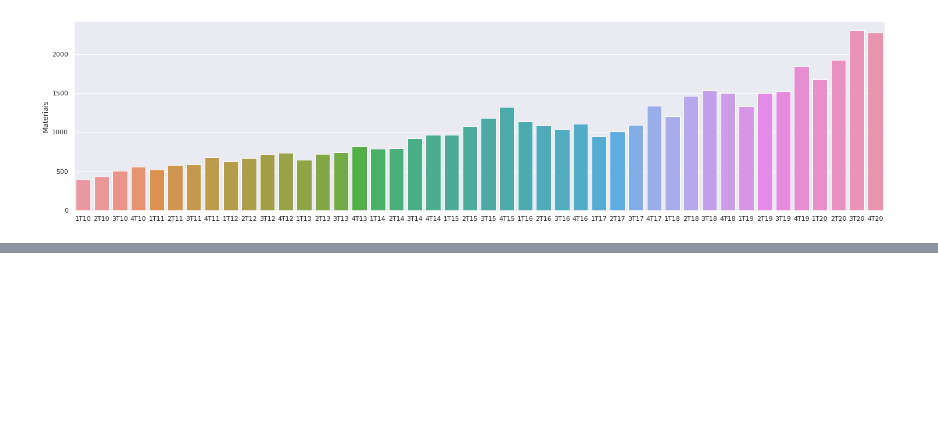
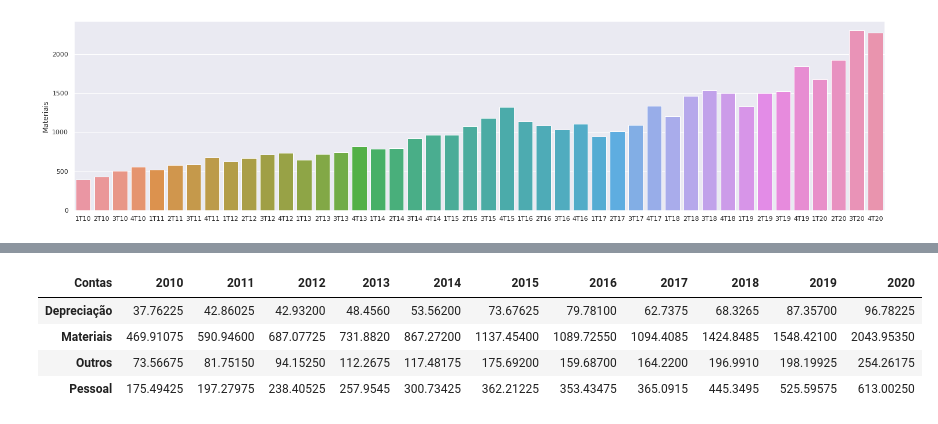
Before and after one commit to Adnunes/AnaliseBalancos, a Jupyter notebook: analise_weg.ipynb, the cells around one changed output, grey strips where cells are left out. Saved outputs shown, nothing was run; the diff lists cells and outputs as text; code cells hidden in the pictures; blank space fills up the shorter version.

```diff
--- a/analise_weg.ipynb
+++ b/analise_weg.ipynb
@@ -146,0 +165,8 @@ df_custos.head()
+# %%
+dicionario_index = {}
+for i in range(len(lista_das_colunas)):
+  dicionario_index[lista_das_colunas[i]]= nova_data[i]
+# %%
+df_custos.rename(index=dicionario_index, inplace=True)
+df_custos.index = pd.to_datetime(df_custos.index).strftime("%Y")
+df_custos.head()
@@ -146,0 +180,3 @@ df_custos.head()
+# %%
+df_custos.rename_axis('Contas', inplace=True)
+df_custos.head()
@@ -146,0 +191,3 @@ df_custos.head()
+# %%
+table = pd.pivot_table(df_custos, values=[df_custos.columns[0],	df_custos.columns[1],	df_custos.columns[2],df_custos.columns[3]	], index=df_custos.index)
+table.head()
@@ -146,0 +202,9 @@ df_custos.head()
+# %%
+table = table.abs().T
+table.head()
+# %% [output]
+| Contas | 2010 | 2011 | 2012 | 2013 | 2014 | 2015 | 2016 | 2017 | 2018 | 2019 | 2020 |
+| Depreciação | 37.76225 | 42.86025 | 42.93200 | 48.4560 | 53.56200 | 73.67625 | 79.78100 | 62.7375 | 68.3265 | 87.35700 | 96.78225 |
+| Materiais | 469.91075 | 590.94600 | 687.07725 | 731.8820 | 867.27200 | 1137.45400 | 1089.72550 | 1094.4085 | 1424.8485 | 1548.42100 | 2043.95350 |
+| Outros | 73.56675 | 81.75150 | 94.15250 | 112.2675 | 117.48175 | 175.69200 | 159.68700 | 164.2200 | 196.9910 | 198.19925 | 254.26175 |
+| Pessoal | 175.49425 | 197.27975 | 238.40525 | 257.9545 | 300.73425 | 362.21225 | 353.43475 | 365.0915 | 445.3495 | 525.59575 | 613.00250 |
```
Also changed, not shown: parts of 18 cells of this notebook.
